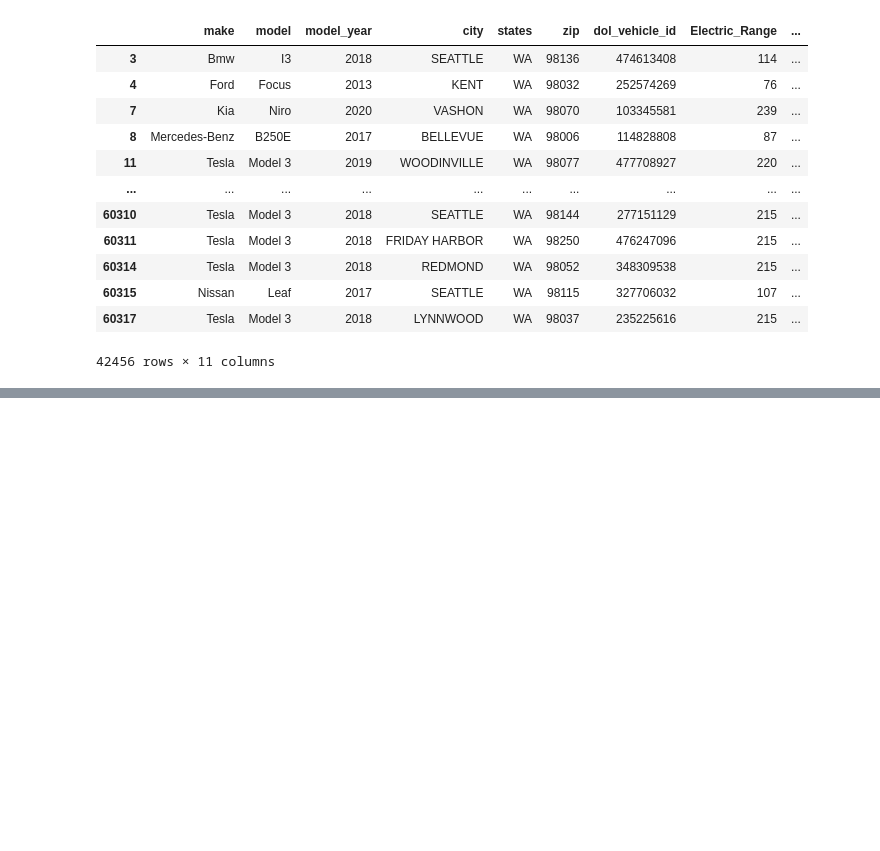
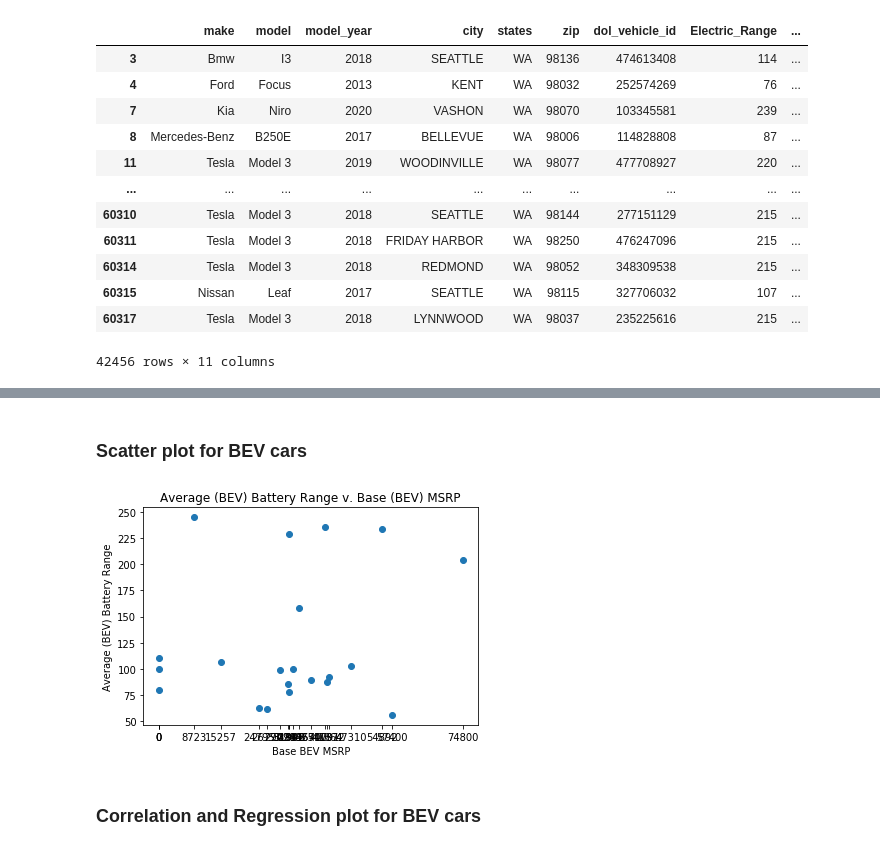
Before and after one commit to charlim26/Project-2-EV, a Jupyter notebook: electric_car_charts.ipynb, the cells around one changed output, grey strips where cells are left out. Drawn from its saved outputs; the diff is of its cells as text; code cells hidden in the pictures; blank space fills up the shorter version.

```diff
--- a/electric_car_charts.ipynb
+++ b/electric_car_charts.ipynb
@@ -157,0 +218,3 @@ plt.show()
+# %%
+bev_avg_range_df =  bev_df.groupby(["make"])["Electric_Range"].mean()
+bev_avg_range_df
@@ -157,0 +239,3 @@ plt.show()
+# %%
+bev_avg_msrp_df = round(bev_df.groupby(["make"])["Base_MSRP"].mean())
+bev_avg_msrp_df
@@ -157,0 +260,14 @@ plt.show()
+# %% [markdown]
+### Scatter plot for BEV cars
+# %%
+# Scatter plot of Average Battery Range and Base MSRP for BEV cars
+plt.scatter(bev_avg_msrp_df,bev_avg_range_df)
+plt.xticks(bev_avg_msrp_df)
+plt.xlabel("Base BEV MSRP")
+plt.ylabel("Average (BEV) Battery Range")
+plt.title("Average (BEV) Battery Range v. Base (BEV) MSRP")
+plt.show()
+# %% [output]
+[figure, added]
+# %% [markdown]
+### Correlation and Regression  plot for BEV cars
```
Also changed, not shown: parts of 17 cells of this notebook.
